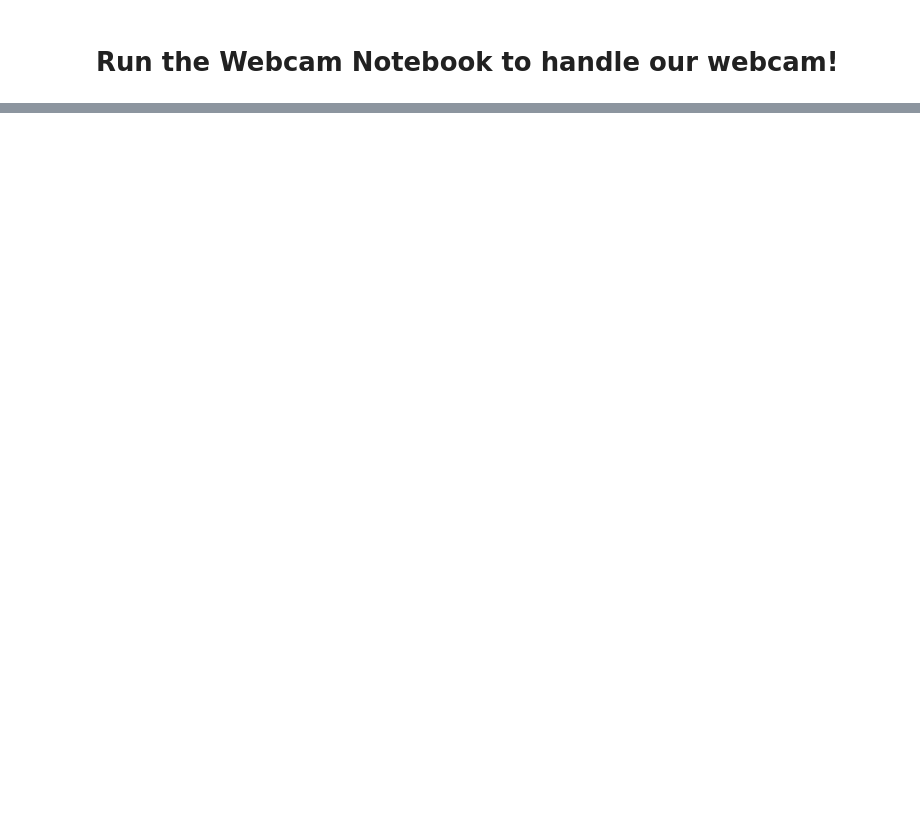
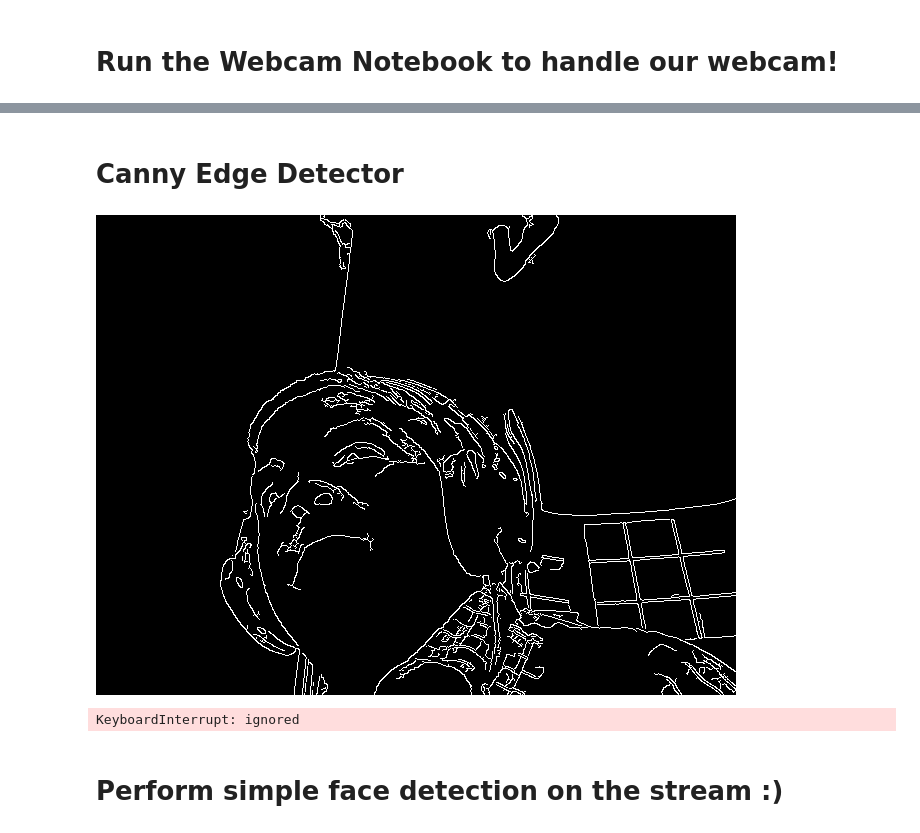
Before and after one commit to TomasMendozaHN/ICDF_Class, a Jupyter notebook: 05252022_Main.ipynb, the cells around one changed output, grey strips where cells are left out. Saved outputs shown, nothing was run; the diff lists cells and outputs as text; code cells hidden in the pictures; blank space fills up the shorter version.

```diff
--- a/05252022_Main.ipynb
+++ b/05252022_Main.ipynb
@@ -38,0 +85,32 @@ Classes loaded
+# %% [markdown]
+# Canny Edge Detector
+# %%
+from IPython.display import clear_output
+from google.colab.patches import cv2_imshow
+
+
+# start streaming video from webcam
+video_stream()
+# label for video
+label_html = 'Capturing...'
+# initialze bounding box to empty
+bbox = ''
+count = 0
+while True:
+    js_reply = video_frame(label_html, bbox)
+    if not js_reply:
+        break
+
+    # convert JS response to OpenCV Image
+    img = js_to_image(js_reply["img"])
+
+    # Apply Canny Edge Detector
+    canny = cv2.Canny(img, 10, 200)
+
+    clear_output(wait=True)
+    cv2_imshow(canny)
+# %% [output]
+[figure, added]
+KeyboardInterrupt: ignored
+# %% [markdown]
+# Perform simple face detection on the stream :)
```
Also changed, not shown: parts of 9 cells of this notebook.
